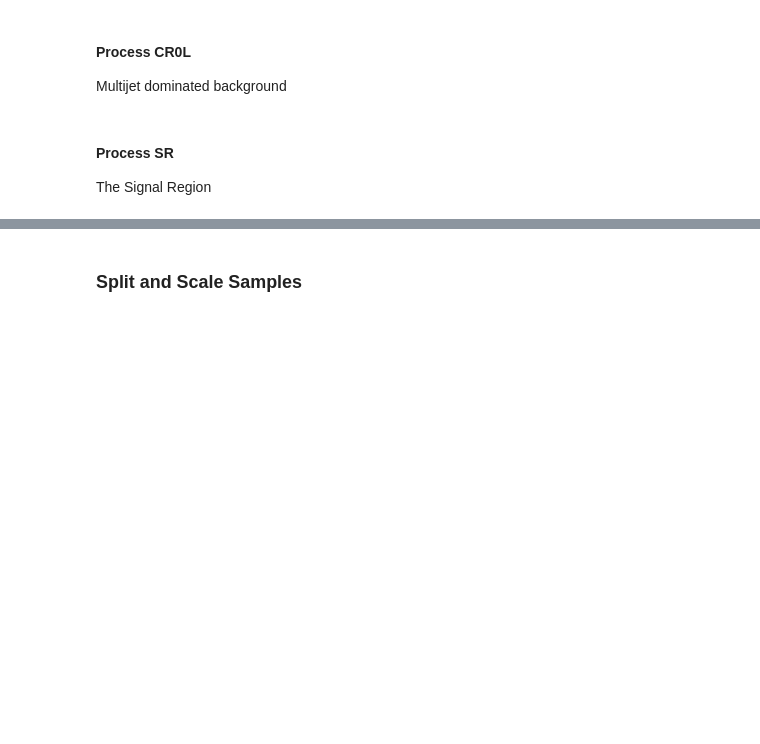
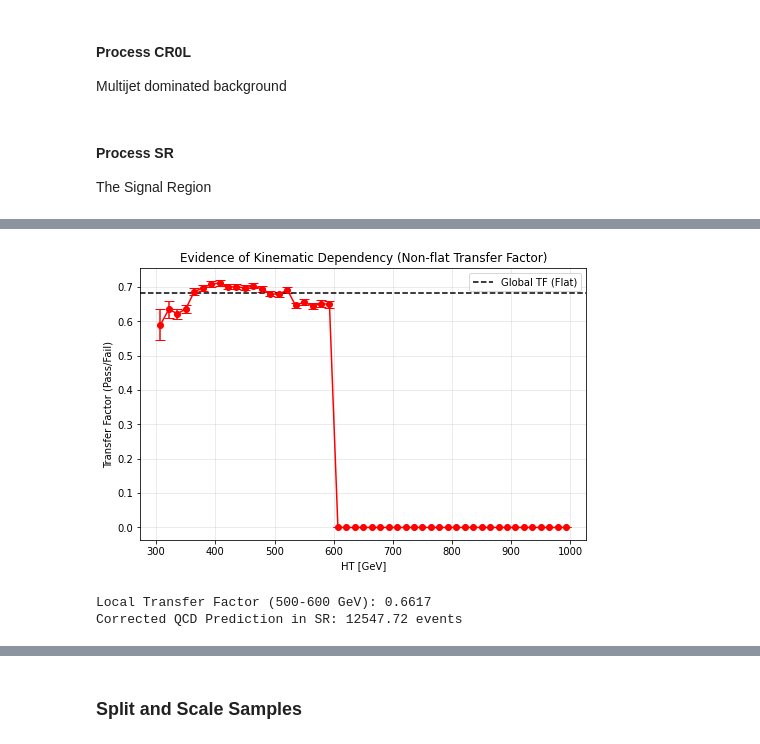
Before and after one commit to sherkaicode/Non-Resonant-AD, a Jupyter notebook: NRAD_PREP.ipynb, the cells around one changed output, grey strips where cells are left out. Drawn from its saved outputs; the diff is of its cells as text; code cells hidden in the pictures; blank space fills up the shorter version.

```diff
--- a/NRAD_PREP.ipynb
+++ b/NRAD_PREP.ipynb
@@ -786,0 +1152,54 @@ mc_total_df = pl.concat([MC_CR1L, MC_CR1L1B, MC_CR2L, MC_CR0L_test])
+# %%
+# We use the Low-Energy Island (CR0L) to see how the ratio changes with HT
+ht_bins = np.linspace(300, 1000, 50)
+f_rates = []
+f_errors = []
+
+for i in range(len(ht_bins)-1):
+    bin_data = DATA_CR0L_test.filter((pl.col("ht") >= ht_bins[i]) & (pl.col("ht") < ht_bins[i+1]))
+
+    n_pass = bin_data.filter(pl.col("ljet1_tau21") < tagger_cut).height
+    n_fail = bin_data.filter(pl.col("ljet1_tau21") >= tagger_cut).height
+
+    if n_fail > 0:
+        fraction = n_pass / n_fail
+        error = fraction * np.sqrt((1/n_pass if n_pass>0 else 0) + (1/n_fail))
+        f_rates.append(fraction)
+        f_errors.append(error)
+    else:
+        f_rates.append(0)
+        f_errors.append(0)
+
+# Plotting the Transfer Factor Slope
+plt.figure(figsize=(8, 5))
+bin_centers_ht = (ht_bins[:-1] + ht_bins[1:]) / 2
+plt.errorbar(bin_centers_ht, f_rates, yerr=f_errors, fmt='ro-', capsize=5)
+plt.axhline(0.68292, color='black', linestyle='--', label="Global TF (Flat)")
+
+plt.xlabel("HT [GeV]")
+plt.ylabel("Transfer Factor (Pass/Fail)")
+plt.title("Evidence of Kinematic Dependency (Non-flat Transfer Factor)")
+plt.legend()
+plt.grid(alpha=0.3)
+plt.show()
+# %% [output]
+[figure, added]
+# %%
+# 1. Calculate the Transfer Factor specifically for the 'Edge' of the SR
+# We take the last bin of your CR0L (e.g., 500-600 GeV) to get the most accurate ratio
+edge_data = DATA_CR0L_test.filter((pl.col("ht") >= 500) & (pl.col("ht") < 600))
+
+n_pass_edge = edge_data.filter(pl.col("ljet1_tau21") < 0.45).height
+n_fail_edge = edge_data.filter(pl.col("ljet1_tau21") >= 0.45).height
+
+local_transfer_factor = n_pass_edge / n_fail_edge
+print(f"Local Transfer Factor (500-600 GeV): {local_transfer_factor:.4f}")
+
+# 2. Re-calculate the Prediction for Region A
+N_B = DATA_SR_clean.filter(pl.col("ljet1_tau21") >= 0.45).height
+N_A_pred_corrected = N_B * local_transfer_factor
+
+print(f"Corrected QCD Prediction in SR: {N_A_pred_corrected:.2f} events")
+# %% [output]
+Local Transfer Factor (500-600 GeV): 0.6617
+Corrected QCD Prediction in SR: 12547.72 events
```
Also changed, not shown: parts of 24 cells of this notebook, 22 other files.
